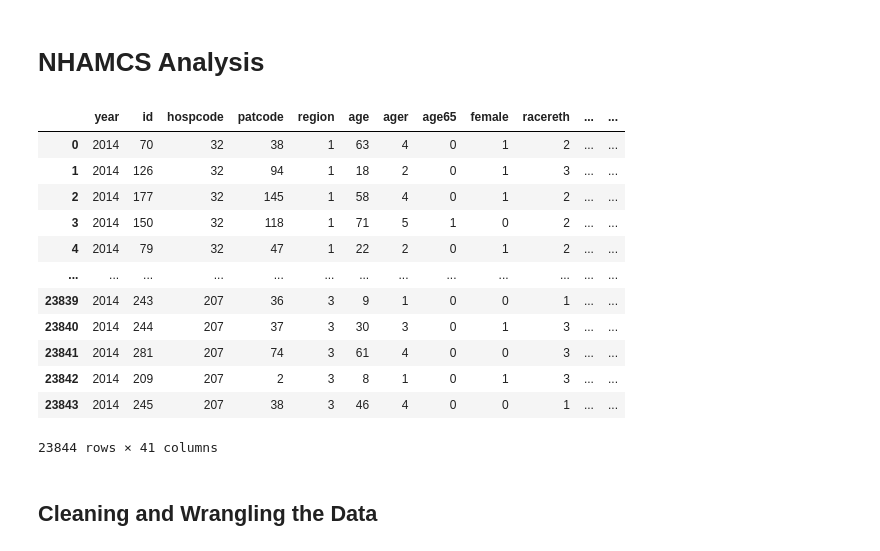
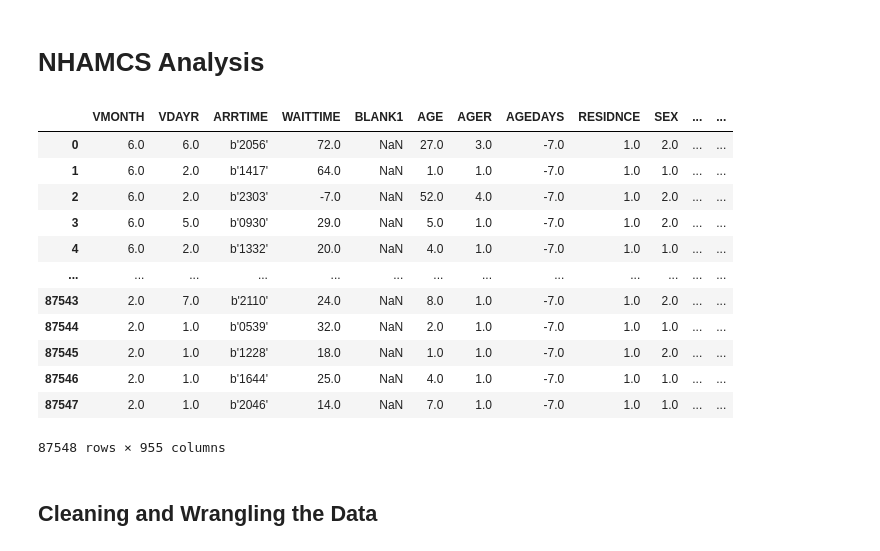
Before and after one commit to andyvu016/project2-team2, a Jupyter notebook: Analysis.ipynb, the cells around one changed output. Cells and saved outputs as stored; diff of their text form; code cells hidden in the pictures.

Commit message:
Updated NHAMCS Data, Cleaned data  and Created 2 ML models

```diff
--- a/Analysis.ipynb
+++ b/Analysis.ipynb
@@ -101,30 +108,34 @@ brfss_y = # "CHCCOPD3" column for having chronic obstructive pulmonary disease,
 # NHAMCS Analysis
 # %%
 # Read the data from CSV file
-nhamcs_2014_df = pd.read_csv(Path("Resources/2014-2019 NHAMCS Data/data/NHAMCS_cog_2014_CSV.csv"))
-nhamcs_2015_df = # Code
-nhamcs_2016_df = # Code
-nhamcs_2017_df = # Code
-nhamcs_2018_df = # Code
-nhamcs_2019_df = # Code
+nhamcs_2021_df = pd.read_sas(Path("Resources/2017-2021 NHAMCS Data/2021/ed2021_sas.sas7bdat"))
+nhamcs_2020_df = pd.read_sas(Path("Resources/2017-2021 NHAMCS Data/2020/ed2020_sas.sas7bdat"))
+nhamcs_2019_df = pd.read_sas(Path("Resources/2017-2021 NHAMCS Data/2019/ed2019_sas.sas7bdat"))
+nhamcs_2018_df = pd.read_sas(Path("Resources/2017-2021 NHAMCS Data/2018/ed2018_sas.sas7bdat"))
+nhamcs_2017_df = pd.read_sas(Path("Resources/2017-2021 NHAMCS Data/2017/ed2017_sas.sas7bdat"))
 # %%
 # Concatenate all the dataframes
-nhamcs_df = # Code
+nhamcs_df = pd.concat([nhamcs_2017_df, nhamcs_2018_df, nhamcs_2019_df, nhamcs_2020_df, nhamcs_2021_df], axis = "rows")
+
+# Reset index
+nhamcs_df = nhamcs_df.reset_index()
+nhamcs_df = nhamcs_df.drop(columns = ["index"])
+
 # Display the NHAMCS DF
 nhamcs_df
 # %% [output]
-|  | year | id | hospcode | patcode | region | age | ager | age65 | female | racereth | ... | ... |
-| 0 | 2014 | 70 | 32 | 38 | 1 | 63 | 4 | 0 | 1 | 2 | ... | ... |
-| 1 | 2014 | 126 | 32 | 94 | 1 | 18 | 2 | 0 | 1 | 3 | ... | ... |
-| 2 | 2014 | 177 | 32 | 145 | 1 | 58 | 4 | 0 | 1 | 2 | ... | ... |
-| 3 | 2014 | 150 | 32 | 118 | 1 | 71 | 5 | 1 | 0 | 2 | ... | ... |
-| 4 | 2014 | 79 | 32 | 47 | 1 | 22 | 2 | 0 | 1 | 2 | ... | ... |
+|  | VMONTH | VDAYR | ARRTIME | WAITTIME | BLANK1 | AGE | AGER | AGEDAYS | RESIDNCE | SEX | ... | ... |
+| 0 | 6.0 | 6.0 | b'2056' | 72.0 | NaN | 27.0 | 3.0 | -7.0 | 1.0 | 2.0 | ... | ... |
+| 1 | 6.0 | 2.0 | b'1417' | 64.0 | NaN | 1.0 | 1.0 | -7.0 | 1.0 | 1.0 | ... | ... |
+| 2 | 6.0 | 2.0 | b'2303' | -7.0 | NaN | 52.0 | 4.0 | -7.0 | 1.0 | 2.0 | ... | ... |
+| 3 | 6.0 | 5.0 | b'0930' | 29.0 | NaN | 5.0 | 1.0 | -7.0 | 1.0 | 2.0 | ... | ... |
+| 4 | 6.0 | 2.0 | b'1332' | 20.0 | NaN | 4.0 | 1.0 | -7.0 | 1.0 | 1.0 | ... | ... |
 | ... | ... | ... | ... | ... | ... | ... | ... | ... | ... | ... | ... | ... |
-| 23839 | 2014 | 243 | 207 | 36 | 3 | 9 | 1 | 0 | 0 | 1 | ... | ... |
-| 23840 | 2014 | 244 | 207 | 37 | 3 | 30 | 3 | 0 | 1 | 3 | ... | ... |
-| 23841 | 2014 | 281 | 207 | 74 | 3 | 61 | 4 | 0 | 0 | 3 | ... | ... |
-| 23842 | 2014 | 209 | 207 | 2 | 3 | 8 | 1 | 0 | 1 | 3 | ... | ... |
-| 23843 | 2014 | 245 | 207 | 38 | 3 | 46 | 4 | 0 | 0 | 1 | ... | ... |
+| 87543 | 2.0 | 7.0 | b'2110' | 24.0 | NaN | 8.0 | 1.0 | -7.0 | 1.0 | 2.0 | ... | ... |
+| 87544 | 2.0 | 1.0 | b'0539' | 32.0 | NaN | 2.0 | 1.0 | -7.0 | 1.0 | 1.0 | ... | ... |
+| 87545 | 2.0 | 1.0 | b'1228' | 18.0 | NaN | 1.0 | 1.0 | -7.0 | 1.0 | 2.0 | ... | ... |
+| 87546 | 2.0 | 1.0 | b'1644' | 25.0 | NaN | 4.0 | 1.0 | -7.0 | 1.0 | 1.0 | ... | ... |
+| 87547 | 2.0 | 1.0 | b'2046' | 14.0 | NaN | 7.0 | 1.0 | -7.0 | 1.0 | 1.0 | ... | ... |
-23844 rows × 41 columns
+87548 rows × 955 columns
 # %% [markdown]
 ## Cleaning and Wrangling the Data
```
Also changed, not shown: parts of 39 cells of this notebook, 45 other files.
